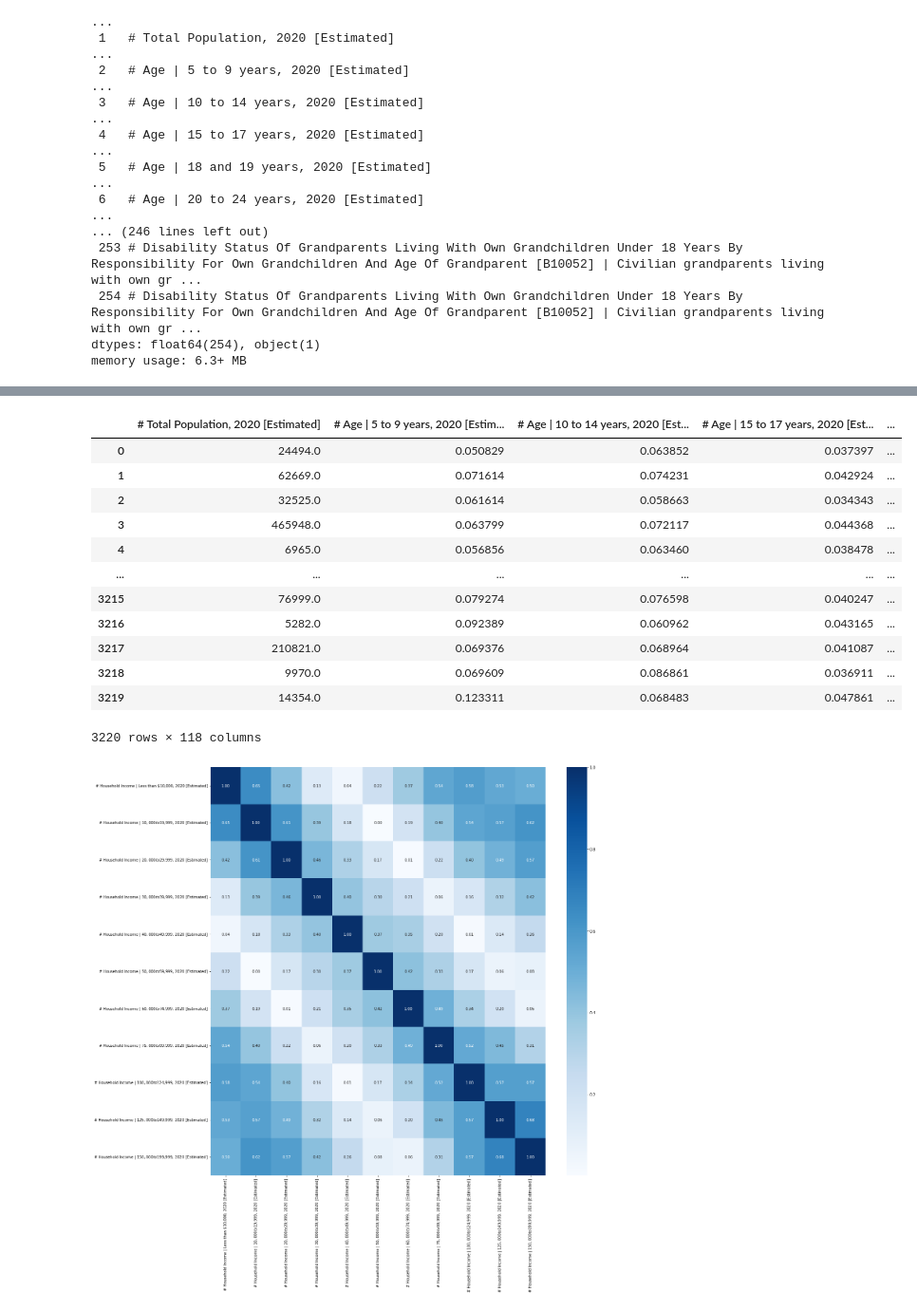
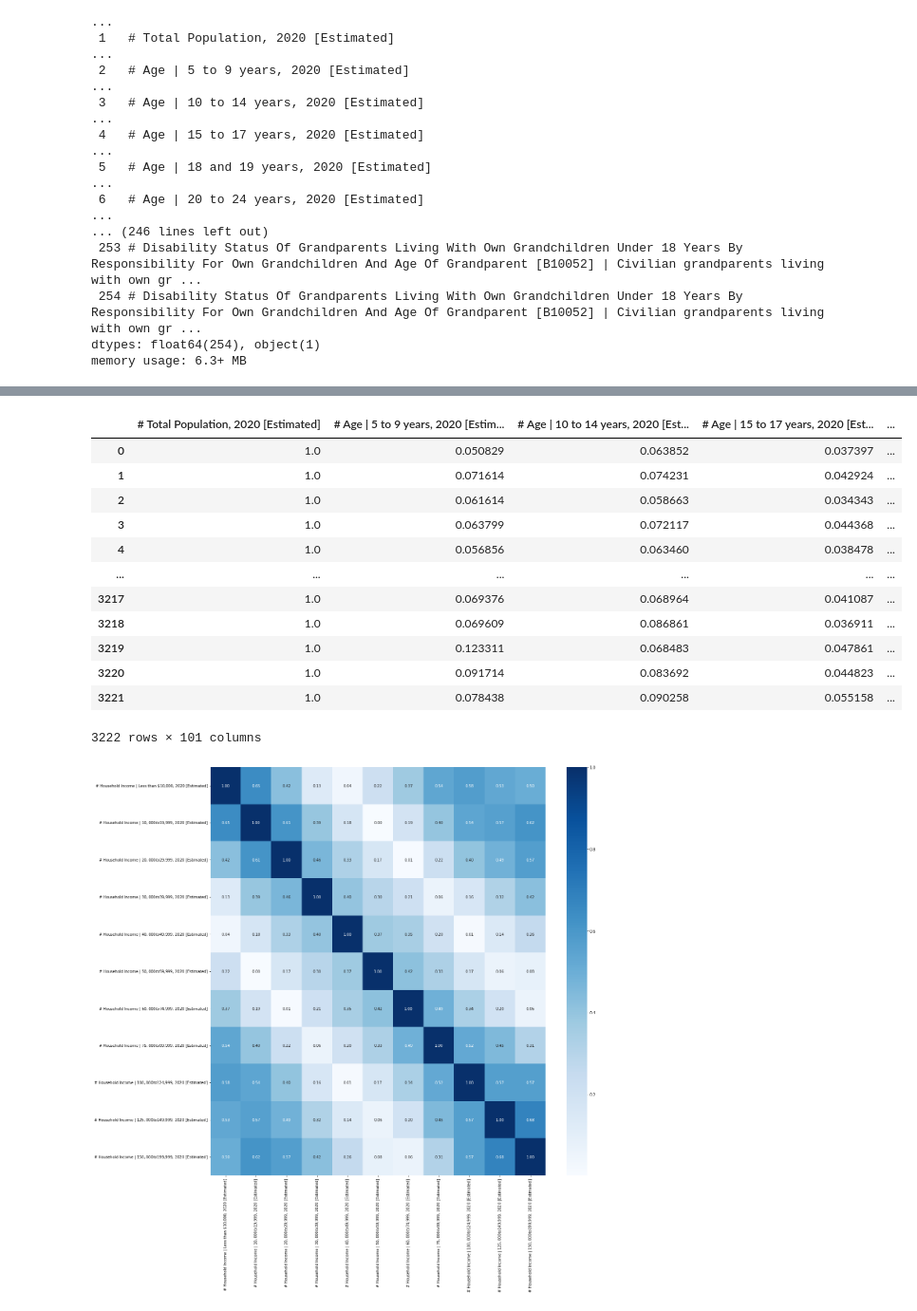
Before and after one commit to zedian/CS229-FinalProject, a Jupyter notebook: pre-processing.ipynb, the cells around one changed output, grey strips where cells are left out. Shown at 95% size. Saved outputs shown, nothing was run; the diff lists cells and outputs as text; code cells hidden in the pictures.

```diff
--- a/pre-processing.ipynb
+++ b/pre-processing.ipynb
@@ -162,26 +208,27 @@ memory usage: 6.3+ MB
 # %%
 # demo_selected = demo_clean.iloc[:,0:1]
 # demo_selected = demo_clean.iloc[:,1:2].merge(demo_clean.iloc[:,0],left_index=True,right_index=True)
-demo_selected = demo_clean.iloc[:,1:58]
-demo_selected.iloc[:,1:100] = demo_clean.iloc[:,1:100].div(demo_clean.iloc[:,1],axis=0)
+# demo_selected = demo_clean.iloc[:,1:58]
+demo_selected = demo_clean.iloc[:,1:100].join(demo_clean.iloc[:,227]).join(demo_clean.iloc[:,239]).div(demo_clean.iloc[:,1],axis=0)
+demo_selected
+# %% [output]
+|  | # Total Population, 2020 [Estimated] | # Age | 5 to 9 years, 2020 [Estim... | # Age | 10 to 14 years, 2020 [Est... | # Age | 15 to 17 years, 2020 [Est... | ... |
+| 0 | 1.0 | 0.050829 | 0.063852 | 0.037397 | ... |
+| 1 | 1.0 | 0.071614 | 0.074231 | 0.042924 | ... |
+| 2 | 1.0 | 0.061614 | 0.058663 | 0.034343 | ... |
+| 3 | 1.0 | 0.063799 | 0.072117 | 0.044368 | ... |
+| 4 | 1.0 | 0.056856 | 0.063460 | 0.038478 | ... |
+| ... | ... | ... | ... | ... | ... |
+| 3217 | 1.0 | 0.069376 | 0.068964 | 0.041087 | ... |
+| 3218 | 1.0 | 0.069609 | 0.086861 | 0.036911 | ... |
+| 3219 | 1.0 | 0.123311 | 0.068483 | 0.047861 | ... |
+| 3220 | 1.0 | 0.091714 | 0.083692 | 0.044823 | ... |
+| 3221 | 1.0 | 0.078438 | 0.090258 | 0.055158 | ... |
+3222 rows × 101 columns
 # %%
 demo_selected['State'] = demo_clean['Name'].str[-2:]
 demo_selected = pd.get_dummies(demo_selected,drop_first=True)
-demo_selected
+demo_1 = demo_selected
-# %% [output]
-|  | # Total Population, 2020 [Estimated] | # Age | 5 to 9 years, 2020 [Estim... | # Age | 10 to 14 years, 2020 [Est... | # Age | 15 to 17 years, 2020 [Est... | ... |
-| 0 | 24494.0 | 0.050829 | 0.063852 | 0.037397 | ... |
-| 1 | 62669.0 | 0.071614 | 0.074231 | 0.042924 | ... |
-| 2 | 32525.0 | 0.061614 | 0.058663 | 0.034343 | ... |
-| 3 | 465948.0 | 0.063799 | 0.072117 | 0.044368 | ... |
-| 4 | 6965.0 | 0.056856 | 0.063460 | 0.038478 | ... |
-| ... | ... | ... | ... | ... | ... |
-| 3215 | 76999.0 | 0.079274 | 0.076598 | 0.040247 | ... |
-| 3216 | 5282.0 | 0.092389 | 0.060962 | 0.043165 | ... |
-| 3217 | 210821.0 | 0.069376 | 0.068964 | 0.041087 | ... |
-| 3218 | 9970.0 | 0.069609 | 0.086861 | 0.036911 | ... |
-| 3219 | 14354.0 | 0.123311 | 0.068483 | 0.047861 | ... |
-3220 rows × 118 columns
 # %%
 # plot heatmap
 demo_plot = demo_clean.loc[:,demo_clean.columns.str.contains('# Household')].div(demo_clean.iloc[:,1],axis=0)
```
Also changed, not shown: parts of 12 cells of this notebook, 8 other files.
